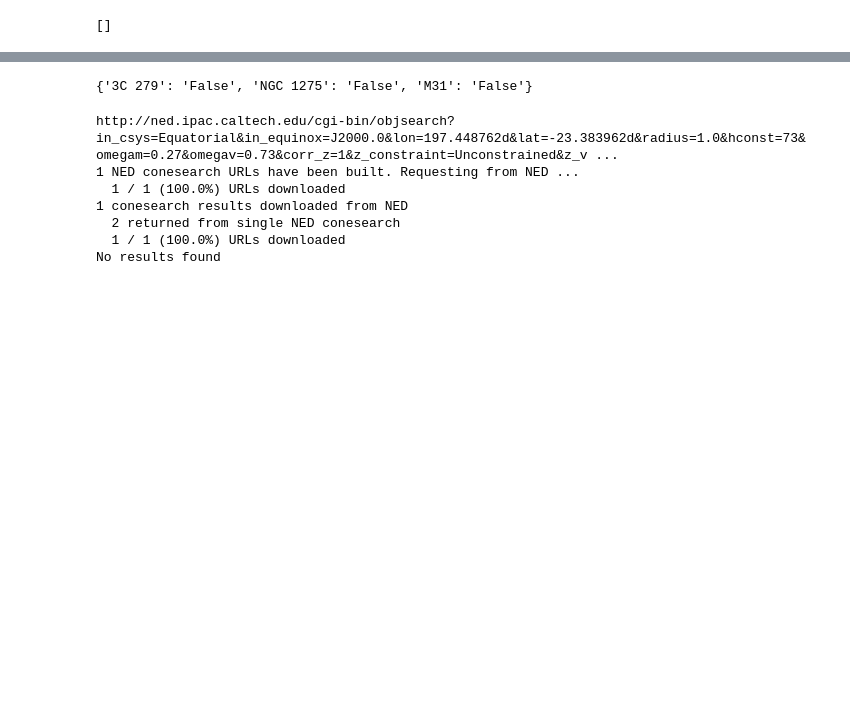
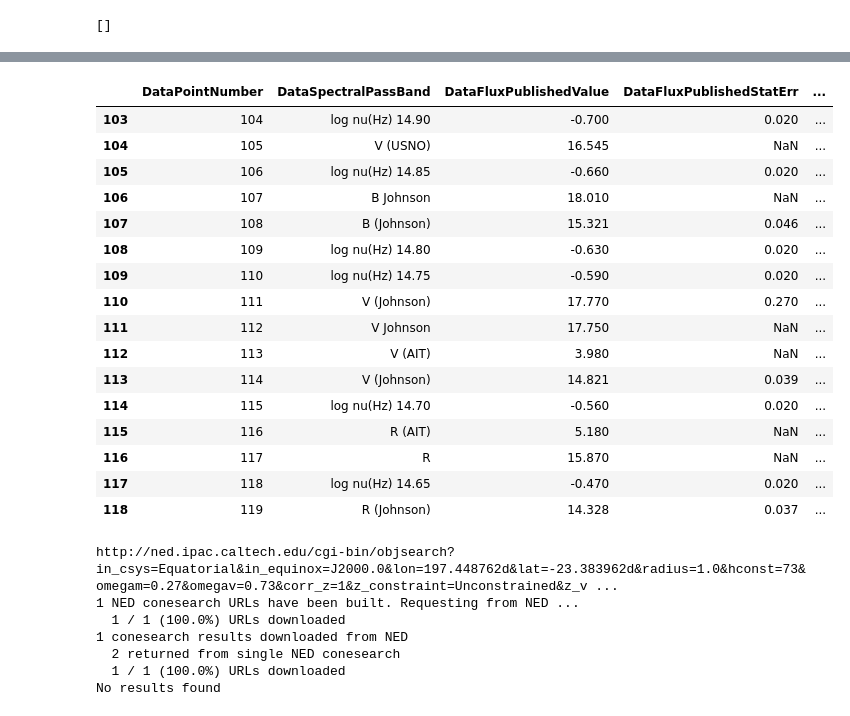
Before and after one commit to BennyZheng203/neddy, a Jupyter notebook: notebooks/test.ipynb, the cells around one changed output, grey strips where cells are left out. Cells and saved outputs as stored; diff of their text form; code cells hidden in the pictures; blank space fills up the shorter version.

```diff
--- a/notebooks/test.ipynb
+++ b/notebooks/test.ipynb
@@ -99,7 +99,7 @@ def build_sed_query_urls(target_names):
     return [base_url + urllib.parse.quote(name) for name in target_names]
 
 # List of target objects
-target_names = ['3C 279', 'NGC 1275', 'M31']
+target_names = ['3C 279']
 
 # Build URLs for SED search
 url_list = build_sed_query_urls(target_names)
@@ -114,7 +114,7 @@ sed_files = multiobject_download(
     log=log,
     timeStamp=True,
     timeout=180,
-    concurrentDownloads=5,
+    concurrentDownloads=1,
     resetFilename=False,
     credentials=False,
     longTime=True
@@ -135,17 +132,41 @@ for name, file in zip(target_names, sed_files):
                 votable = parse_single_table(BytesIO(f.read()))
                 data = votable.to_table()
                 df = data.to_pandas()
-                df = df[(df['DataSpectralValue'] > 430 * 10**12) & (df['DataSpectralValue'] < 800 * 10**12)]
+                df
+                #df = df[(df['DataSpectralValue'] > 430 * 10**12) & (df['DataSpectralValue'] < 800 * 10**12)]
                 if df.nlargest(1, 'DataFluxValue')['DataFluxValue'].values[0] >= 530*10**12:
                     colour_map[name] = 'True'
                 else:
                     colour_map[name]= 'False'
             except Exception as e:
                 print(f"Failed to parse SED data from {file}: {e}")
-# %%
-colour_map
-# %% [output]
-{'3C 279': 'False', 'NGC 1275': 'False', 'M31': 'False'}
+# %%
+
+for file in sed_files:
+    with open(file, 'rb') as f:
+        votable = parse_single_table(BytesIO(f.read()))
+        data = votable.to_table()
+        df = data.to_pandas()
+# %%
+df[(df['DataSpectralValue'] > 430 * 10**12) & (df['DataSpectralValue'] < 800 * 10**12)]
+# %% [output]
+|  | DataPointNumber | DataSpectralPassBand | DataFluxPublishedValue | DataFluxPublishedStatErr | ... |
+| 103 | 104 | log nu(Hz) 14.90 | -0.700 | 0.020 | ... |
+| 104 | 105 | V (USNO) | 16.545 | NaN | ... |
+| 105 | 106 | log nu(Hz) 14.85 | -0.660 | 0.020 | ... |
+| 106 | 107 | B Johnson | 18.010 | NaN | ... |
+| 107 | 108 | B (Johnson) | 15.321 | 0.046 | ... |
+| 108 | 109 | log nu(Hz) 14.80 | -0.630 | 0.020 | ... |
+| 109 | 110 | log nu(Hz) 14.75 | -0.590 | 0.020 | ... |
+| 110 | 111 | V (Johnson) | 17.770 | 0.270 | ... |
+| 111 | 112 | V Johnson | 17.750 | NaN | ... |
+| 112 | 113 | V (AIT) | 3.980 | NaN | ... |
+| 113 | 114 | V (Johnson) | 14.821 | 0.039 | ... |
+| 114 | 115 | log nu(Hz) 14.70 | -0.560 | 0.020 | ... |
+| 115 | 116 | R (AIT) | 5.180 | NaN | ... |
+| 116 | 117 | R | 15.870 | NaN | ... |
+| 117 | 118 | log nu(Hz) 14.65 | -0.470 | 0.020 | ... |
+| 118 | 119 | R (Johnson) | 14.328 | 0.037 | ... |
 # %%
 from neddy import conesearch
 import logging
```
Also changed, not shown: parts of 16 cells of this notebook, 4 other files.
